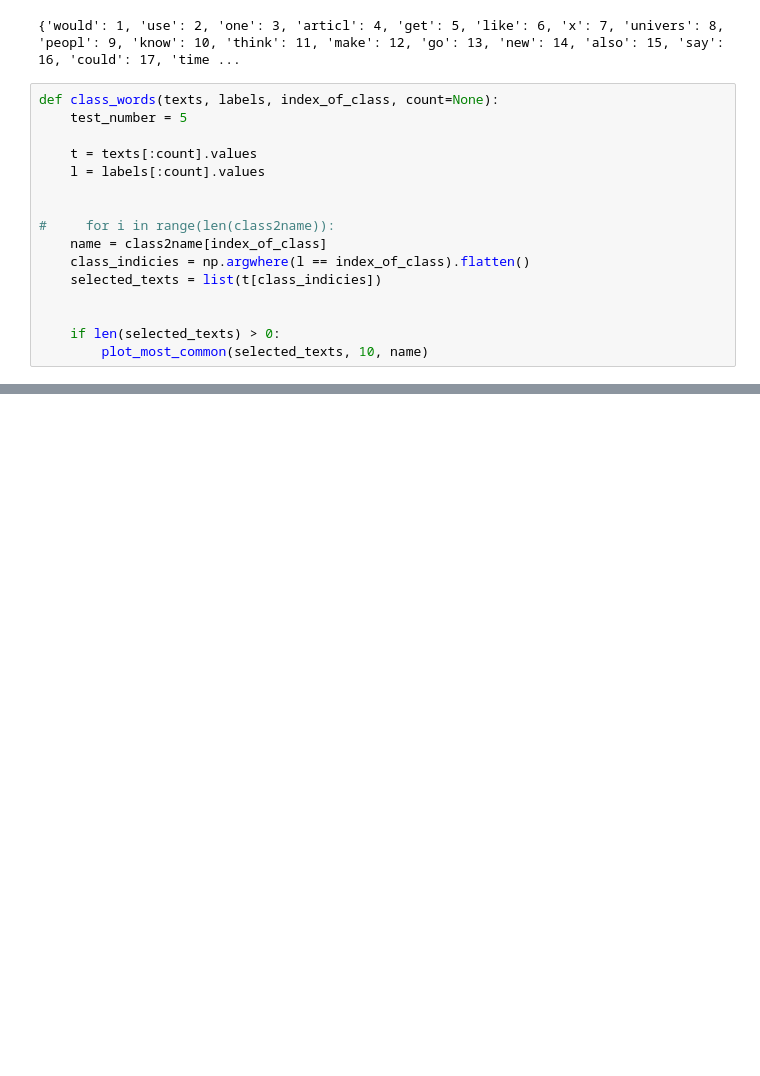
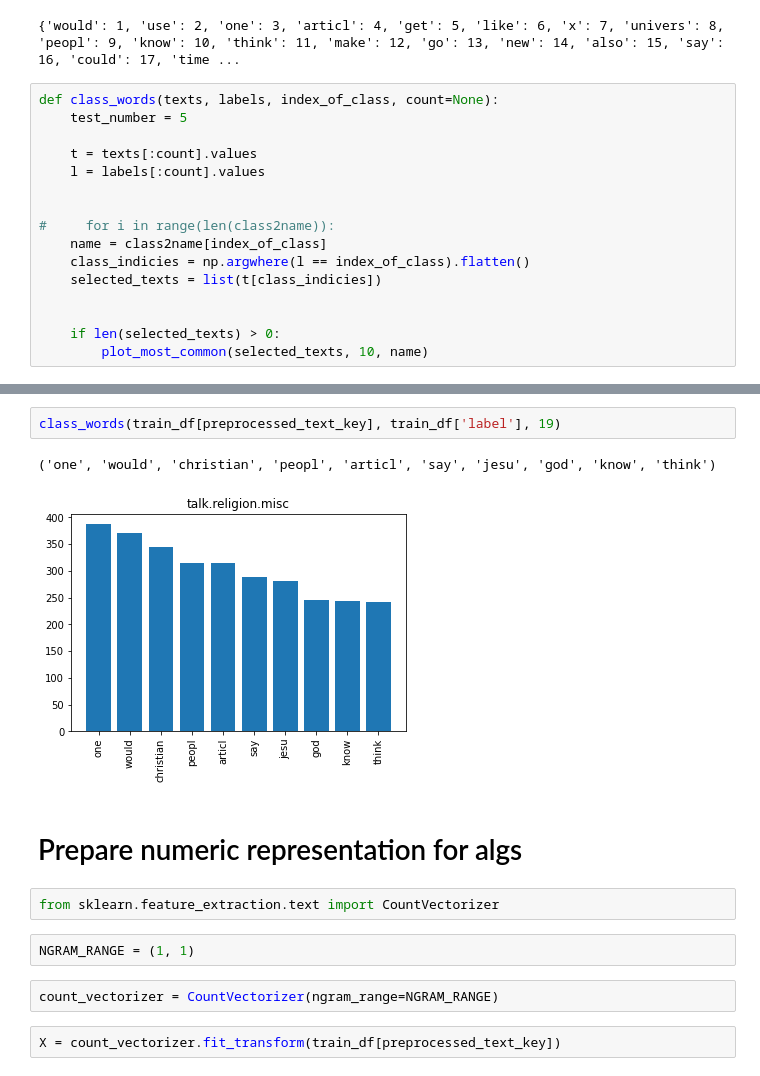
Before and after one commit to pro0255/NLP_Sentiment_analysis, a Jupyter notebook: 20_news_group_analysis.ipynb, the cells around one changed output, grey strips where cells are left out. Saved outputs shown, nothing was run; the diff lists cells and outputs as text; blank space fills up the shorter version.

Commit message:
feat: 20 news group count vectorizer nb

```diff
--- a/20_news_group_analysis.ipynb
+++ b/20_news_group_analysis.ipynb
@@ -350,0 +356,15 @@ class_words(train_df[preprocessed_text_key], train_df['label'], 17)
+# %%
+class_words(train_df[preprocessed_text_key], train_df['label'], 19)
+# %% [output]
+('one', 'would', 'christian', 'peopl', 'articl', 'say', 'jesu', 'god', 'know', 'think')
+[figure, added]
+# %% [markdown]
+# Prepare numeric representation for algs
+# %%
+from sklearn.feature_extraction.text import CountVectorizer
+# %%
+NGRAM_RANGE = (1, 1)
+# %%
+count_vectorizer = CountVectorizer(ngram_range=NGRAM_RANGE)
+# %%
+X = count_vectorizer.fit_transform(train_df[preprocessed_text_key])
```
Also changed, not shown: parts of 60 cells of this notebook.
